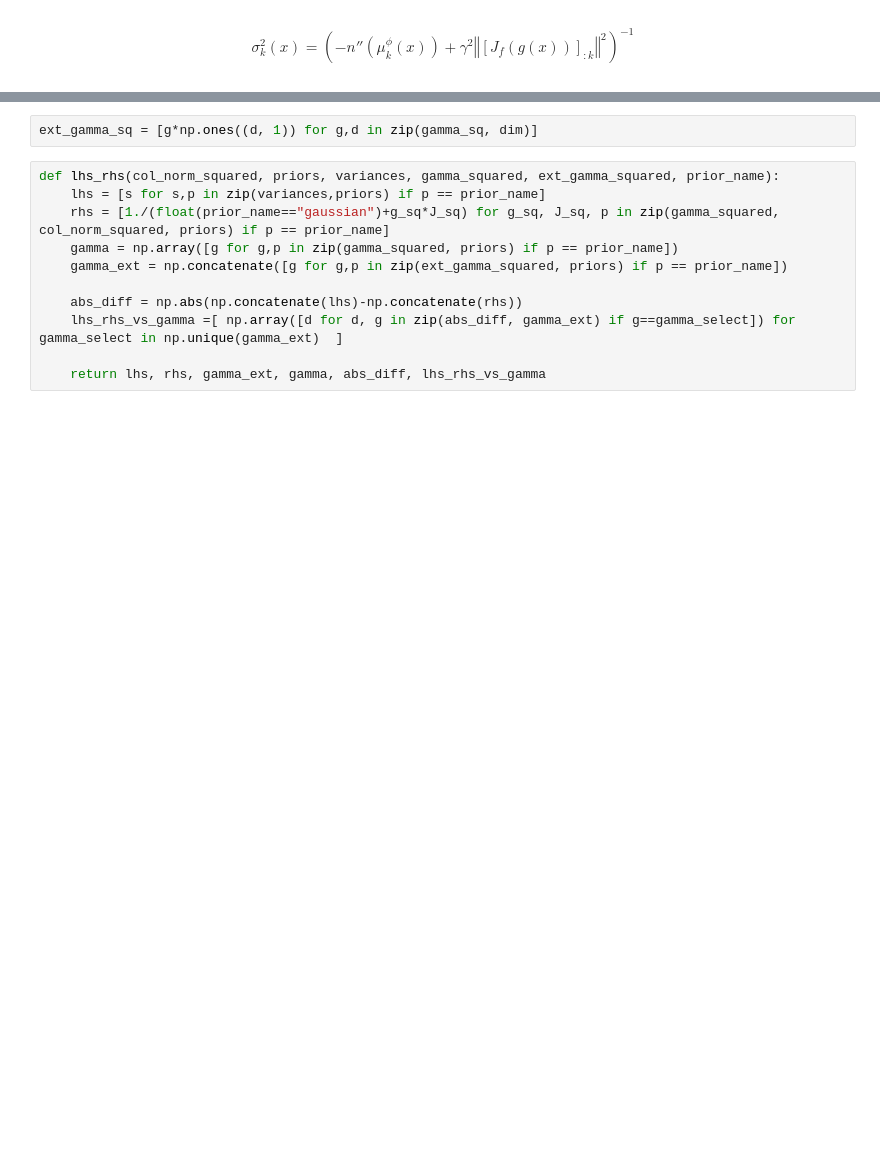
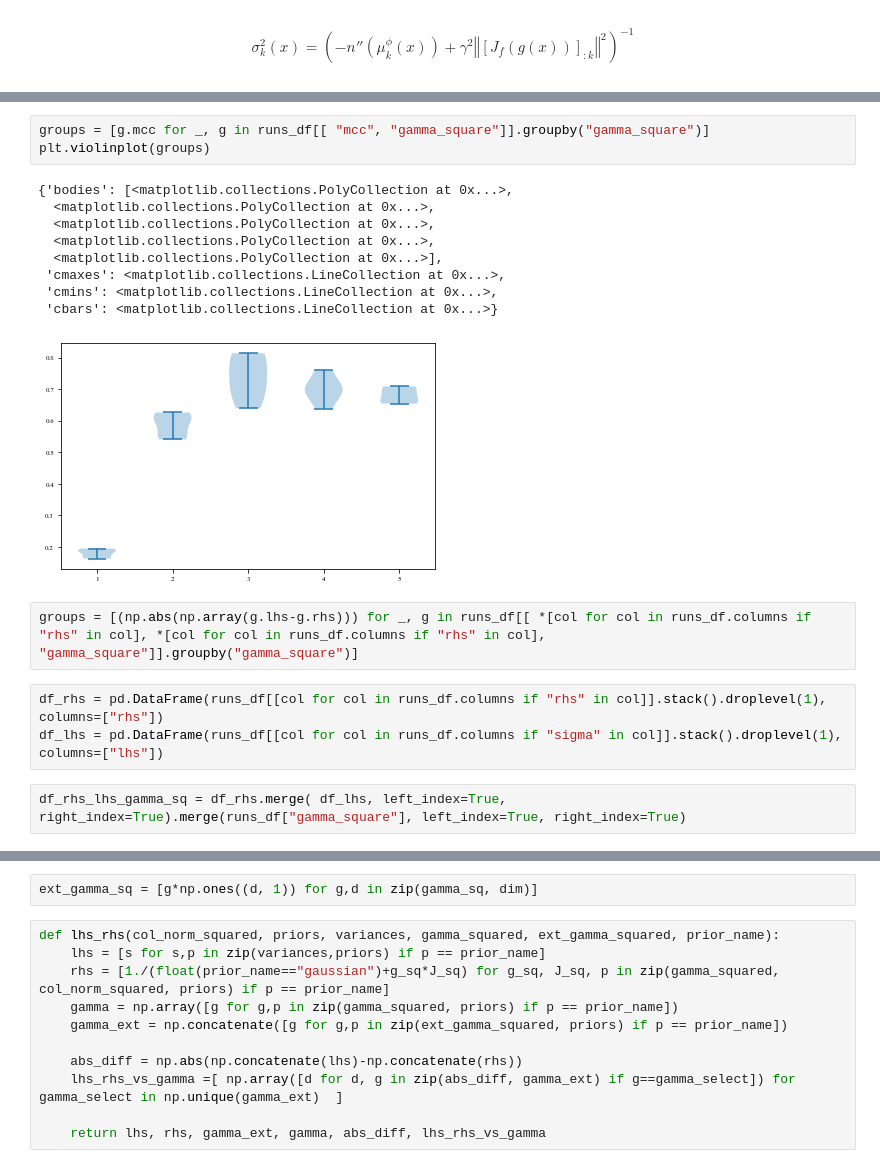
Before and after one commit to rpatrik96/ima-vae, a Jupyter notebook: notebooks/synth_plots.ipynb, the cells around one changed output, grey strips where cells are left out. Cells and saved outputs as stored; diff of their text form; blank space fills up the shorter version.

```diff
--- a/notebooks/synth_plots.ipynb
+++ b/notebooks/synth_plots.ipynb
@@ -95,0 +117,20 @@ dim = np.array([d[2] for d in data])
+# %%
+groups = [g.mcc for _, g in runs_df[[ "mcc", "gamma_square"]].groupby("gamma_square")]
+plt.violinplot(groups)
+# %% [output]
+{'bodies': [<matplotlib.collections.PolyCollection at 0x...>,
+  <matplotlib.collections.PolyCollection at 0x...>,
+  <matplotlib.collections.PolyCollection at 0x...>,
+  <matplotlib.collections.PolyCollection at 0x...>,
+  <matplotlib.collections.PolyCollection at 0x...>],
+ 'cmaxes': <matplotlib.collections.LineCollection at 0x...>,
+ 'cmins': <matplotlib.collections.LineCollection at 0x...>,
+ 'cbars': <matplotlib.collections.LineCollection at 0x...>}
+[figure, added]
+# %%
+groups = [(np.abs(np.array(g.lhs-g.rhs))) for _, g in runs_df[[ *[col for col in runs_df.columns if "rhs" in col], *[col for col in runs_df.columns if "rhs" in col],  "gamma_square"]].groupby("gamma_square")]
+# %%
+df_rhs = pd.DataFrame(runs_df[[col for col in runs_df.columns if "rhs" in col]].stack().droplevel(1), columns=["rhs"])
+df_lhs = pd.DataFrame(runs_df[[col for col in runs_df.columns if "sigma" in col]].stack().droplevel(1), columns=["lhs"])
+# %%
+df_rhs_lhs_gamma_sq = df_rhs.merge( df_lhs, left_index=True, right_index=True).merge(runs_df["gamma_square"], left_index=True, right_index=True)
```
Also changed, not shown: parts of 12 cells of this notebook.
